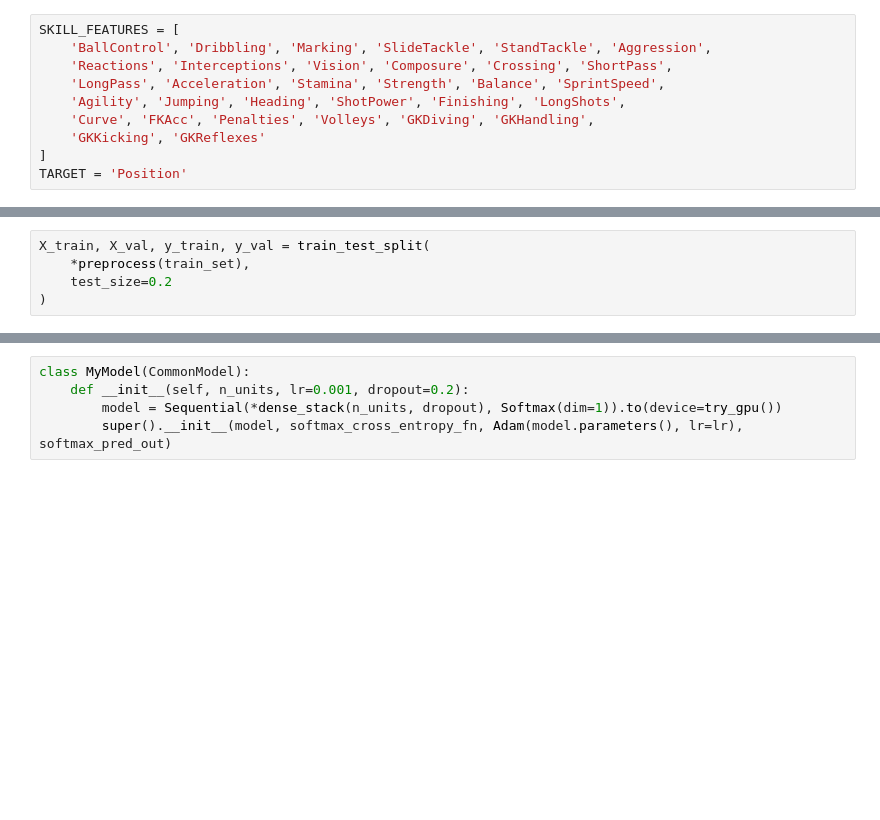
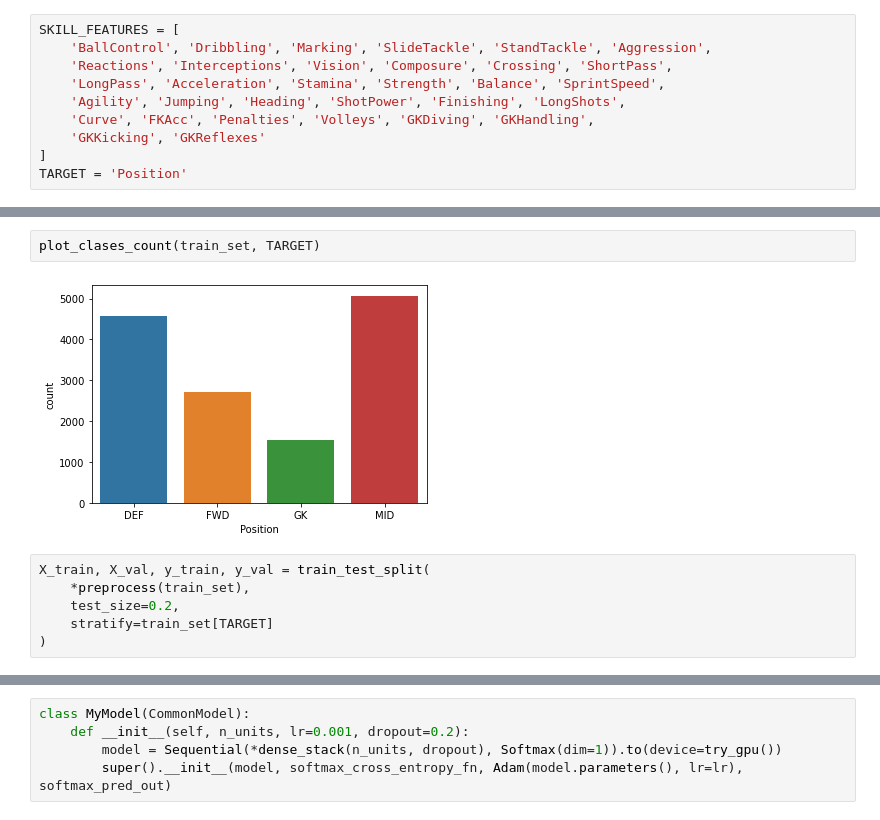
Before and after one commit to adrianmarino/datitos, a Jupyter notebook: tp2/tp2.ipynb, the cells around one changed output, grey strips where cells are left out. Drawn from its saved outputs; the diff is of its cells as text; blank space fills up the shorter version.

```diff
--- a/tp2/tp2.ipynb
+++ b/tp2/tp2.ipynb
@@ -54,5 +71,10 @@ def preprocess(df): return df[SKILL_FEATURES], pd.get_dummies(df[[TARGET]], dumm
+# %%
+plot_clases_count(train_set, TARGET)
+# %% [output]
+[figure, added]
 # %%
 X_train, X_val, y_train, y_val = train_test_split(
     *preprocess(train_set),
-    test_size=0.2
+    test_size=0.2,
+    stratify=train_set[TARGET]
 )
```
Also changed, not shown: parts of 8 cells of this notebook, 2 other files.
